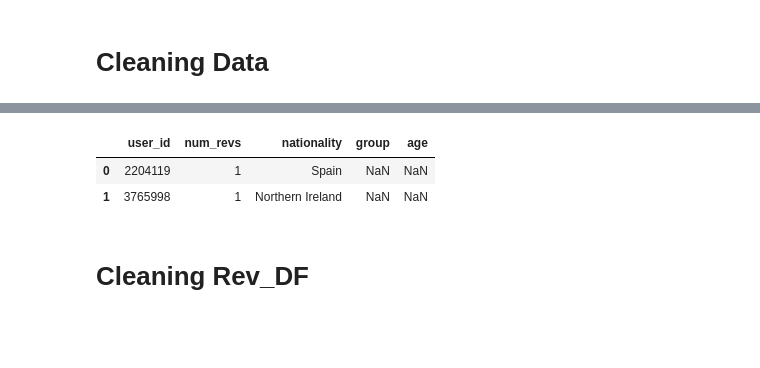
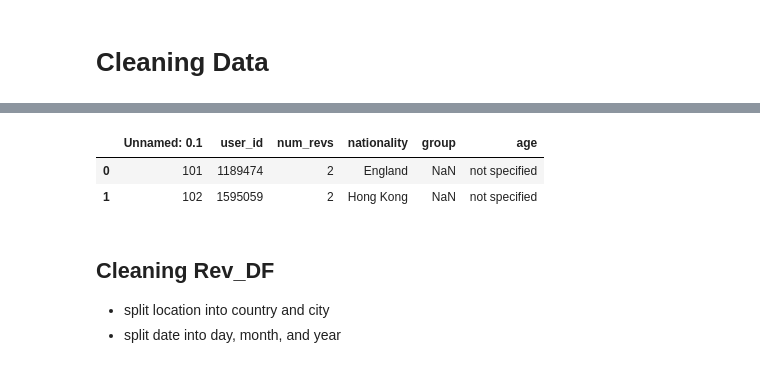
Before and after one commit to caitlinmowdy/DSI-SF-2-caitlinmowdy, a Jupyter notebook: capstone-hostelworld/code/Clean Data.ipynb, the cells around one changed output, grey strips where cells are left out. Saved outputs shown, nothing was run; the diff lists cells and outputs as text; code cells hidden in the pictures; blank space fills up the shorter version.

```diff
--- a/capstone-hostelworld/code/Clean Data.ipynb
+++ b/capstone-hostelworld/code/Clean Data.ipynb
@@ -21,6 +8,6 @@ from bs4 import BeautifulSoup
 # %%
 # import raw data
 
-users_df = pd.read_csv('/Users/caitlinmowdy/Desktop/DSI-SF-2-caitlinmowdy/capstone-hostelworld/raw-data/raw_users.csv')
-revs_df = pd.read_csv('/Users/caitlinmowdy/Desktop/DSI-SF-2-caitlinmowdy/capstone-hostelworld/raw-data/raw_revs.csv')
-hostels_df = pd.read_csv('/Users/caitlinmowdy/Desktop/DSI-SF-2-caitlinmowdy/capstone-hostelworld/raw-data/raw_hostels.csv')
+users_df = pd.read_csv('/Users/caitlinmowdy/Desktop/DSI-SF-2-caitlinmowdy/capstone-hostelworld/raw-data/raw_users_oct4E.csv')
+revs_df = pd.read_csv('/Users/caitlinmowdy/Desktop/DSI-SF-2-caitlinmowdy/capstone-hostelworld/raw-data/raw_revs_oct4E.csv')
+hostels_df = pd.read_csv('/Users/caitlinmowdy/Desktop/DSI-SF-2-caitlinmowdy/capstone-hostelworld/raw-data/raw_hostels_oct4E_ND.csv')
@@ -117,14 +127,34 @@ users_df['age'] = [a.split(",")[2] if len(a.split(",")) == 3 else np.nan for a i
 
 del users_df['about']
 del users_df['Unnamed: 0']
+# %%
+# def to clean users age column
+
+def clean_age(value):
+
+    if value == 'THIRTYONETOFOURTY':
+        value = '31-40'
+    if value == 'FOURTYONEPLUS':
+        value = '41+'
+    if value == 'TWENTYFIVETOTHIRTY':
+        value = '25-30'
+    if value == 'EIGHTEENTOTWENTYFOUR':
+        value = '18-24'
+    if value not in  ['41+', '31-40', '25-30','18-24']:
+        value = 'not specified'
+
+    return value
+
+# map age cleaning def
+users_df['age'] = users_df['age'].map(clean_age)
 # %%
 # look at cleaned users_df
 
-users_df1.head(2)
+users_df.head(2)
 # %% [output]
-|  | user_id | num_revs | nationality | group | age |
-| 0 | 2204119 | 1 | Spain | NaN | NaN |
-| 1 | 3765998 | 1 | Northern Ireland | NaN | NaN |
+|  | Unnamed: 0.1 | user_id | num_revs | nationality | group | age |
+| 0 | 101 | 1189474 | 2 | England | NaN | not specified |
+| 1 | 102 | 1595059 | 2 | Hong Kong | NaN | not specified |
 # %%
 # save cleaned users
 
@@ -132,2 +161,0 @@ users_df.to_csv(path_or_buf='/Users/caitlinmowdy/Desktop/DSI-SF-2-caitlinmowdy/c
-# %% [markdown]
-# Cleaning Rev_DF
@@ -139,0 +162,4 @@ del revs_df['Unnamed: 0']
+# %% [markdown]
+## Cleaning Rev_DF
+- split location into country and city
+- split date into day, month, and year
```
Also changed, not shown: parts of 31 cells of this notebook, 27 other files.
